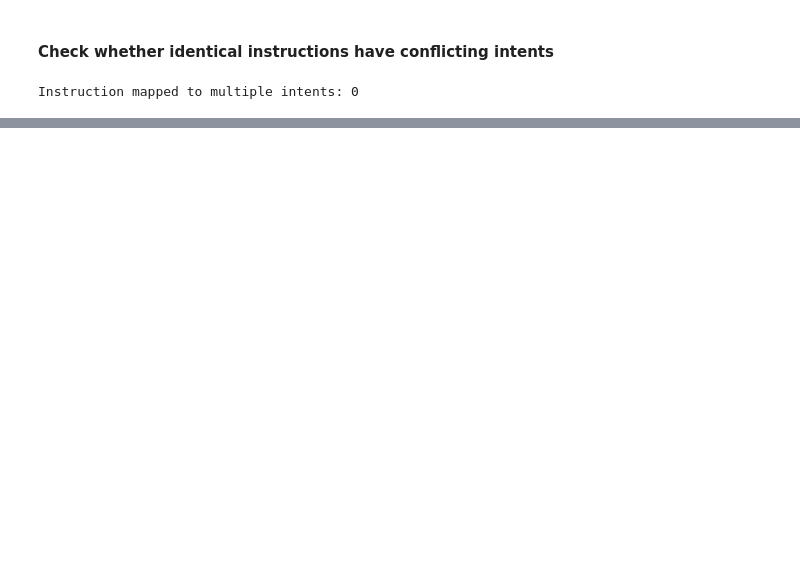
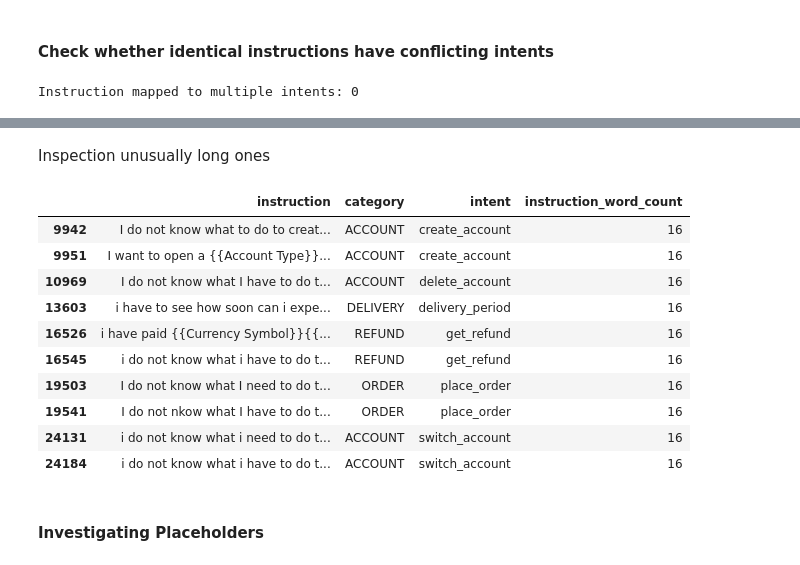
Before and after one commit to ribhupramanik/ResolveAI, a Jupyter notebook: notebooks/01_data_exploration.ipynb, the cells around one changed output, grey strips where cells are left out. Saved outputs shown, nothing was run; the diff lists cells and outputs as text; code cells hidden in the pictures; blank space fills up the shorter version.

```diff
--- a/notebooks/01_data_exploration.ipynb
+++ b/notebooks/01_data_exploration.ipynb
@@ -359,0 +422,23 @@ if len(conflicting_instructions) > 0:
+# %% [markdown]
+Inspection unusually long ones
+# %%
+df.nlargest(
+    10,
+    "instruction_word_count"
+)[
+    ["instruction", "category", "intent", "instruction_word_count"]
+]
+# %% [output]
+|  | instruction | category | intent | instruction_word_count |
+| 9942 | I do not know what to do to creat... | ACCOUNT | create_account | 16 |
+| 9951 | I want to open a {{Account Type}}... | ACCOUNT | create_account | 16 |
+| 10969 | I do not know what I have to do t... | ACCOUNT | delete_account | 16 |
+| 13603 | i have to see how soon can i expe... | DELIVERY | delivery_period | 16 |
+| 16526 | i have paid {{Currency Symbol}}{{... | REFUND | get_refund | 16 |
+| 16545 | i do not know what i have to do t... | REFUND | get_refund | 16 |
+| 19503 | I do not know what I need to do t... | ORDER | place_order | 16 |
+| 19541 | I do not nkow what I have to do t... | ORDER | place_order | 16 |
+| 24131 | i do not know what i need to do t... | ACCOUNT | switch_account | 16 |
+| 24184 | i do not know what i have to do t... | ACCOUNT | switch_account | 16 |
+# %% [markdown]
+#### Investigating Placeholders
```
Also changed, not shown: parts of 7 cells of this notebook.
